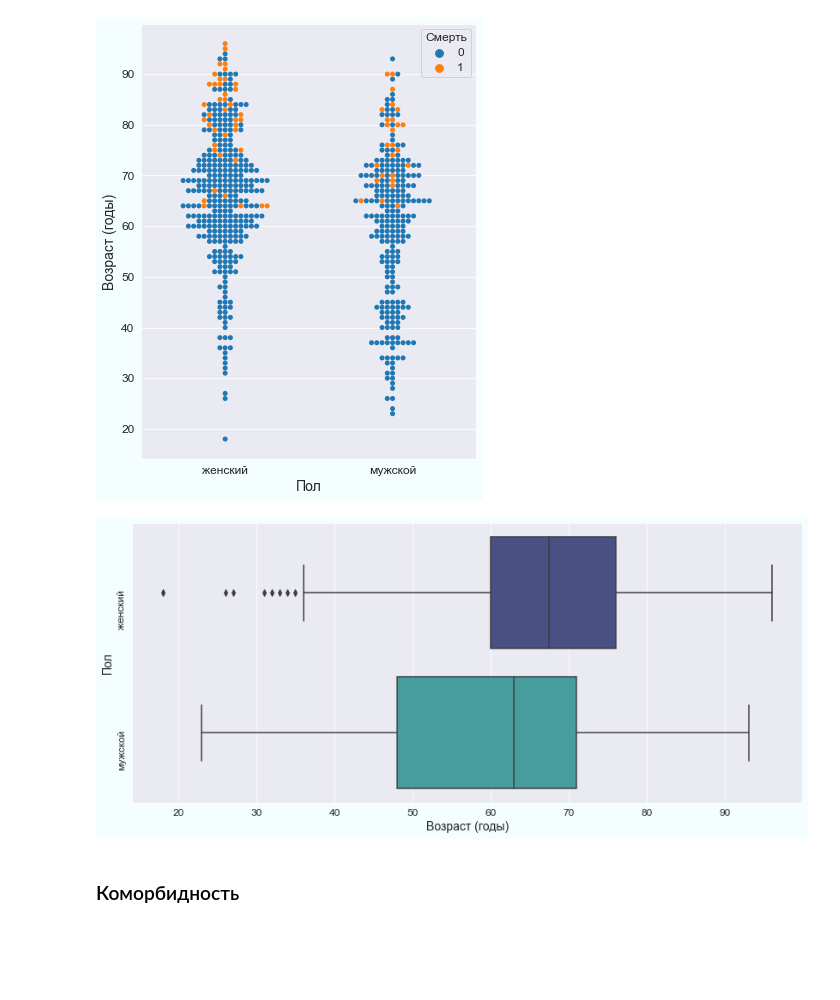
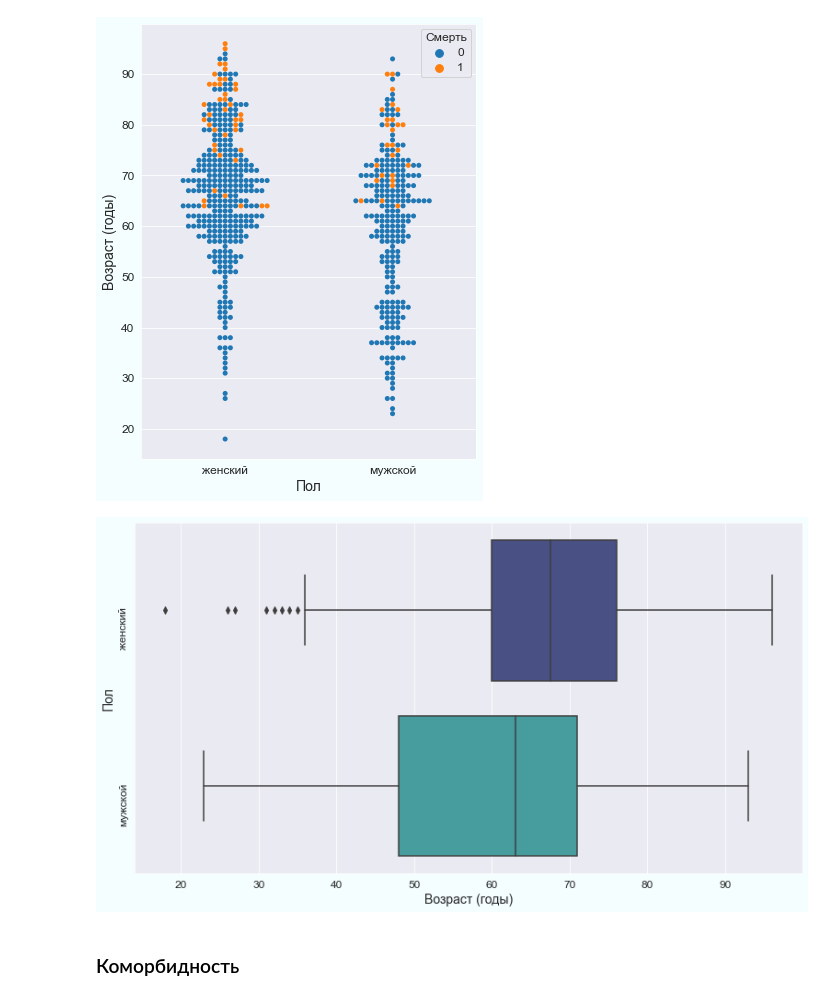
Before and after one commit to Aleee/rsschool_ml, a Jupyter notebook: !Report.ipynb, the cells around one changed output. Drawn from its saved outputs; the diff is of its cells as text; code cells hidden in the pictures; blank space fills up the shorter version.

```diff
--- a/!Report.ipynb
+++ b/!Report.ipynb
@@ -261,12 +274,12 @@ plt.setp(ax.get_legend().get_title(), fontsize='12'); # for legend title
 # %% [output]
 [figure]
 # %%
-plt.figure(figsize=(14, 6), facecolor="#F4FEFF")
+plt.figure(figsize=(13, 7), facecolor="#F4FEFF")
 plt.yticks(rotation=90)
 ax = sns.boxplot(x=data.Age, y=data.Sex.map({0: 'мужской', 1: 'женский'}), orient="h", palette="mako");
 ax.set(xlabel='Возраст (годы)', ylabel='Пол');
 # %% [output]
-[figure, old version]
+[figure, new version]
 # %% [markdown]
 ### Коморбидность
 # %%
```
Also changed, not shown: parts of 16 cells of this notebook.
